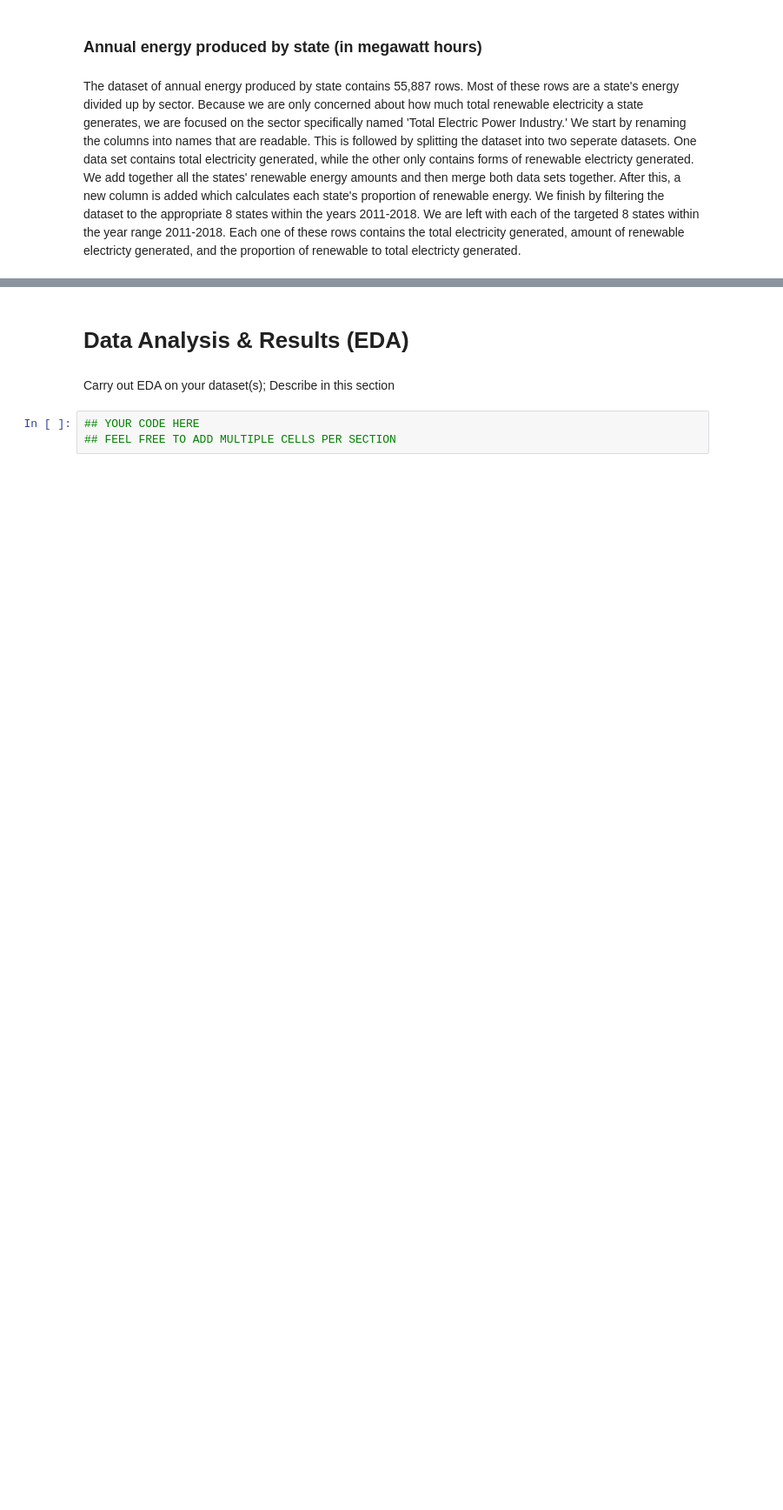
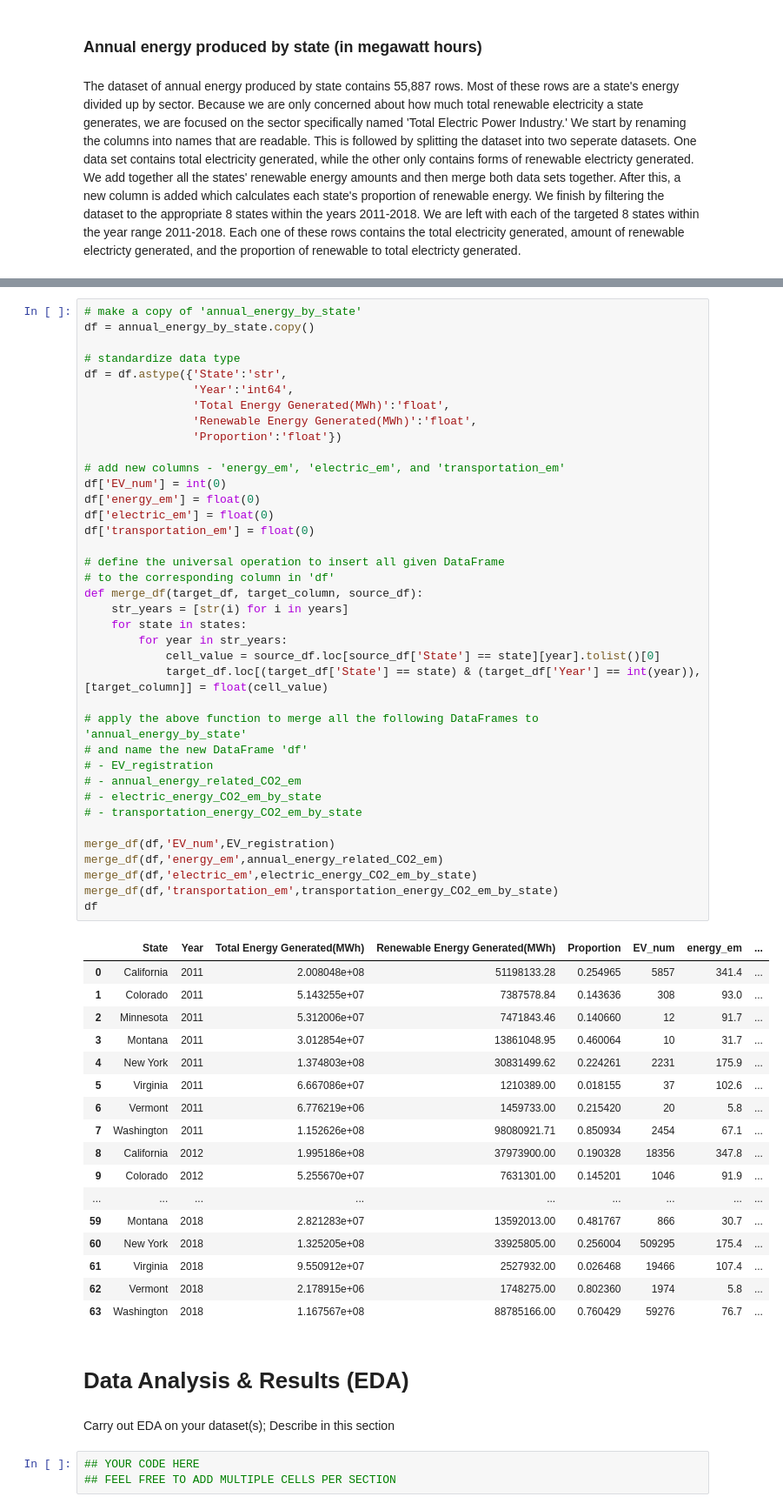
Before and after one commit to michaelgranado/EV-Count-and-CO2-Emissions-Project, a Jupyter notebook: EDACheckpointGroup039-Wi22.ipynb, the cells around one changed output, grey strips where cells are left out. Shown: that part at 87% size. Saved outputs shown, nothing was run; the diff lists cells and outputs as text; blank space fills up the shorter version.

```diff
--- a/EDACheckpointGroup039-Wi22.ipynb
+++ b/EDACheckpointGroup039-Wi22.ipynb
@@ -336,3 +351,59 @@ annual_energy_by_state.head(10)
+# %%
+# make a copy of 'annual_energy_by_state'
+df = annual_energy_by_state.copy()
+
+# standardize data type
+df = df.astype({'State':'str',
+                'Year':'int64',
+                'Total Energy Generated(MWh)':'float',
+                'Renewable Energy Generated(MWh)':'float',
+                'Proportion':'float'})
+
+# add new columns - 'energy_em', 'electric_em', and 'transportation_em'
+df['EV_num'] = int(0)
+df['energy_em'] = float(0)
+df['electric_em'] = float(0)
+df['transportation_em'] = float(0)
+
+# define the universal operation to insert all given DataFrame
+# to the corresponding column in 'df'
+def merge_df(target_df, target_column, source_df):
+    str_years = [str(i) for i in years]
+    for state in states:
+        for year in str_years:
+            cell_value = source_df.loc[source_df['State'] == state][year].tolist()[0]
+            target_df.loc[(target_df['State'] == state) & (target_df['Year'] == int(year)),[target_column]] = float(cell_value)
+
+# apply the above function to merge all the following DataFrames to 'annual_energy_by_state'
+# and name the new DataFrame 'df'
+# - EV_registration
+# - annual_energy_related_CO2_em
+# - electric_energy_CO2_em_by_state
+# - transportation_energy_CO2_em_by_state
+
+merge_df(df,'EV_num',EV_registration)
+merge_df(df,'energy_em',annual_energy_related_CO2_em)
+merge_df(df,'electric_em',electric_energy_CO2_em_by_state)
+merge_df(df,'transportation_em',transportation_energy_CO2_em_by_state)
+df
+# %% [output]
+|  | State | Year | Total Energy Generated(MWh) | Renewable Energy Generated(MWh) | Proportion | EV_num | energy_em | ... |
+| 0 | California | 2011 | 2.008048e+08 | 51198133.28 | 0.254965 | 5857 | 341.4 | ... |
+| 1 | Colorado | 2011 | 5.143255e+07 | 7387578.84 | 0.143636 | 308 | 93.0 | ... |
+| 2 | Minnesota | 2011 | 5.312006e+07 | 7471843.46 | 0.140660 | 12 | 91.7 | ... |
+| 3 | Montana | 2011 | 3.012854e+07 | 13861048.95 | 0.460064 | 10 | 31.7 | ... |
+| 4 | New York | 2011 | 1.374803e+08 | 30831499.62 | 0.224261 | 2231 | 175.9 | ... |
+| 5 | Virginia | 2011 | 6.667086e+07 | 1210389.00 | 0.018155 | 37 | 102.6 | ... |
+| 6 | Vermont | 2011 | 6.776219e+06 | 1459733.00 | 0.215420 | 20 | 5.8 | ... |
+| 7 | Washington | 2011 | 1.152626e+08 | 98080921.71 | 0.850934 | 2454 | 67.1 | ... |
+| 8 | California | 2012 | 1.995186e+08 | 37973900.00 | 0.190328 | 18356 | 347.8 | ... |
+| 9 | Colorado | 2012 | 5.255670e+07 | 7631301.00 | 0.145201 | 1046 | 91.9 | ... |
+| ... | ... | ... | ... | ... | ... | ... | ... | ... |
+| 59 | Montana | 2018 | 2.821283e+07 | 13592013.00 | 0.481767 | 866 | 30.7 | ... |
+| 60 | New York | 2018 | 1.325205e+08 | 33925805.00 | 0.256004 | 509295 | 175.4 | ... |
+| 61 | Virginia | 2018 | 9.550912e+07 | 2527932.00 | 0.026468 | 19466 | 107.4 | ... |
+| 62 | Vermont | 2018 | 2.178915e+06 | 1748275.00 | 0.802360 | 1974 | 5.8 | ... |
+| 63 | Washington | 2018 | 1.167567e+08 | 88785166.00 | 0.760429 | 59276 | 76.7 | ... |
 # %% [markdown]
 # Data Analysis & Results (EDA)
 # %% [markdown]
```
Also changed, not shown: parts of 11 cells of this notebook.
